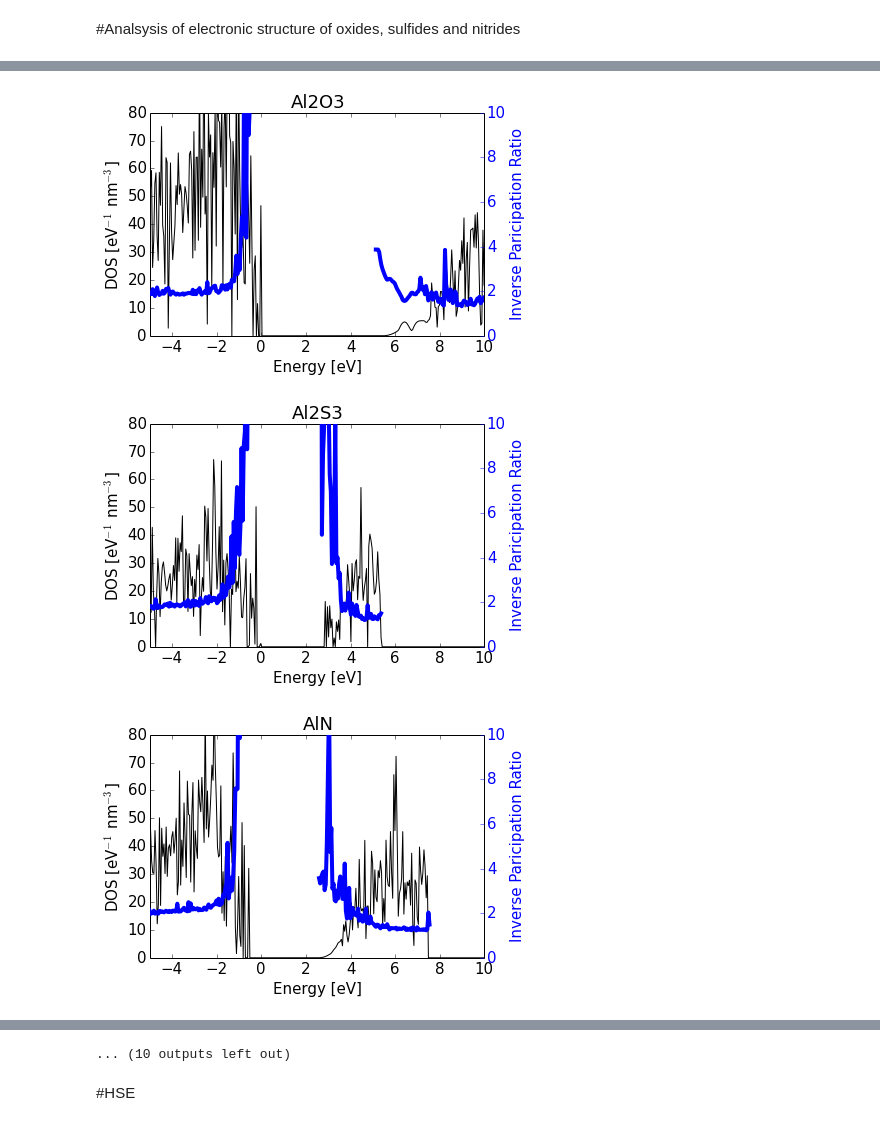
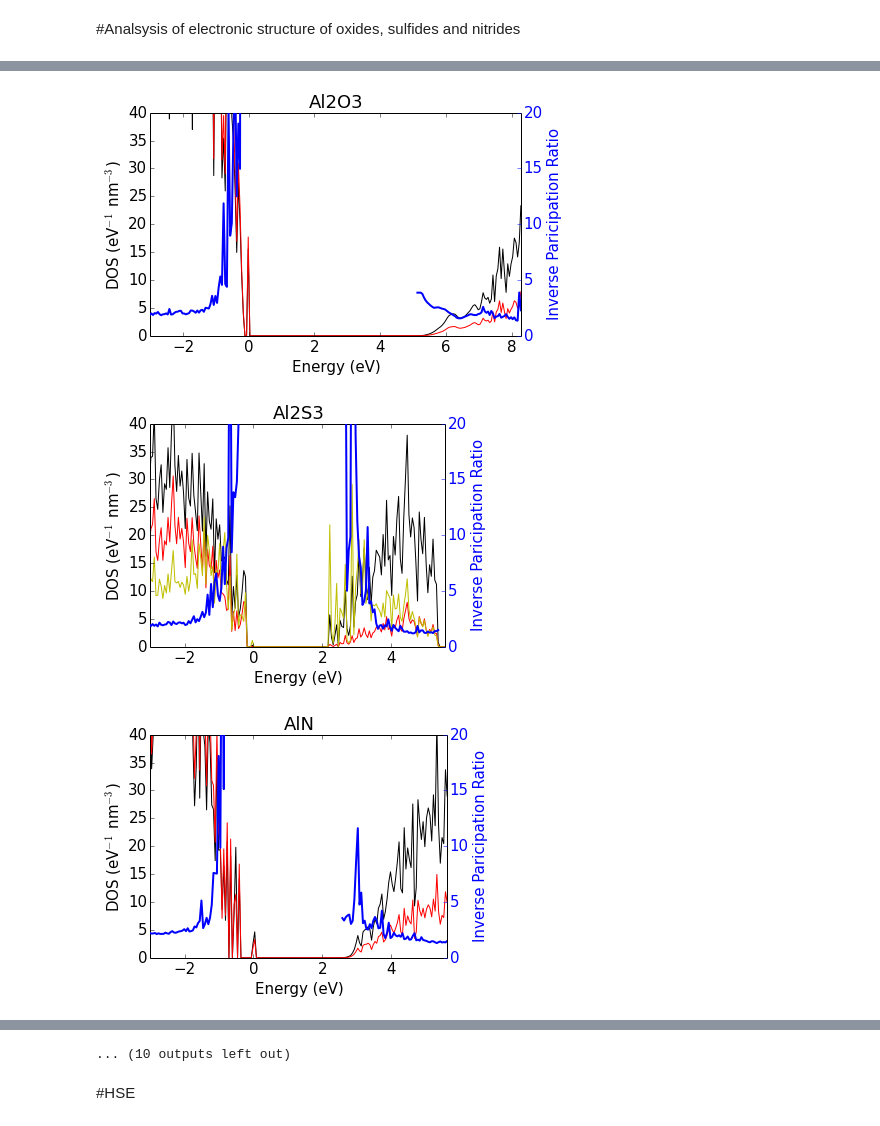
Before and after one commit to pzawadzk/IPython-NB-amorphous, a Jupyter notebook: R2_Electronic_structure_SON.ipynb, the cells around one changed output, grey strips where cells are left out. Saved outputs shown, nothing was run; the diff lists cells and outputs as text; code cells hidden in the pictures.

```diff
--- a/R2_Electronic_structure_SON.ipynb
+++ b/R2_Electronic_structure_SON.ipynb
@@ -26,0 +45,2 @@ def get_vbm(calc):
+# %%
+calc = Extract('/scratch/pzawadzk/amor_bulk_hf/XAlS/bulk/140_seed_1_par_A_0_B_28_T0/basin_hoping/hse/pbe_hse')
@@ -153,0 +183,17 @@ ZnS 4
+# %%
+dos_data = {}
+path = '/scratch/pzawadzk/amor_bulk_hf/%s/bulk/*seed*/basin_hoping/hse/pbe_hse'
+if read_csv == False:
+  for mat in sort(data.keys()):
+    key =  data[mat][0][0]
+    E, DOS, PDOS,  PDOS_A, PDOS_AA, PDOS_C, VBM, CBM = get_dos_data(path, key)
+    if E != None:
+        IPR = calc_ipr(PDOS)
+        dos_data[mat] = [E, DOS, PDOS, PDOS_A, PDOS_AA, PDOS_C, VBM, CBM, IPR]
+  f = open('DOS_AA.pckl', 'w')
+  pickle.dump(dos_data, f)
+  f.close()
+else:
+  f = open('DOS_AA.pckl', 'r')
+  dos_data = pickle.load(f)
+  f.close()
@@ -154,23 +218,37 @@ ZnS 4
 # %%
 for mat in sort(data.keys()):
-    try:
-        [e, p, dos, vbm, cbm, ipr] = dos_data[mat]
-        figure()
-        print mat, vbm
+    if 1:
+        [E, DOS, PDOS,  PDOS_A, PDOS_AA, PDOS_C, VBM, CBM, IPR] = dos_data[mat]
+
+        Eg =  CBM-VBM
+        figure(figsize=(2*(Eg+8)/4,4))
+
         ax = gca()
         ax.set_title(mat)
-        ax.plot (e-vbm, dos, '-k')
-        ax.axis(xmin=0, xmax=5, ymin=0, ymax=80)
+        ax.plot (E-VBM, DOS, '-k')
+
+        k = 1000
+        ax.plot(E-VBM, k*np.mean(PDOS_A, axis=0), '-r')
+        ax.plot(E-VBM, k*np.mean(PDOS_AA, axis=0), '-y')
+
+
+
+        #ax.plot(E-VBM, k*PDOS_C[0, :], '-r')
+        #ax.plot(E-VBM, k*np.sum(PDOS_C, axis=0), '-g')
+
+
+        ax.axis(xmin=0, xmax=10, ymin=0, ymax=40)
+        ax.set_xlabel('Energy (eV)')
+        ax.set_ylabel('DOS (eV$^{-1}$ nm$^{-3}$)')
+        ax.xaxis.set_major_locator(FixedLocator(list(np.linspace(-2, 10, 7))))
 
         ax1 = ax.twinx()
-        ax1.plot (e-vbm, ipr, '-b', linewidth=4)
-        ax1.axis(xmin=-5, xmax=10, ymin=0, ymax=10)
-
+        ax1.plot (E-VBM, IPR, '-b', linewidth=2)
+        ax1.axis(xmin=-3, xmax=Eg+3, ymin=0, ymax=20)
         ax1.tick_params(axis='y', colors='blue')
         ax1.yaxis.label.set_color('blue')
-        ax.set_xlabel('Energy [eV]')
-        ax.set_ylabel('DOS [eV$^{-1}$ nm$^{-3}$]')
         ax1.set_ylabel('Inverse Paricipation Ratio')
-    except:
+        savefig('DOS_%s.pdf'%mat)
+    #except:
         print mat
 # %% [output]
@@ -194,3 +272,3 @@ ZnS 1.32915
-[figure, old version]
+[figure, new version]
-[figure, old version]
+[figure, new version]
-[figure, old version]
+[figure, new version]
```
Also changed, not shown: parts of 14 cells of this notebook, 4 other files.
